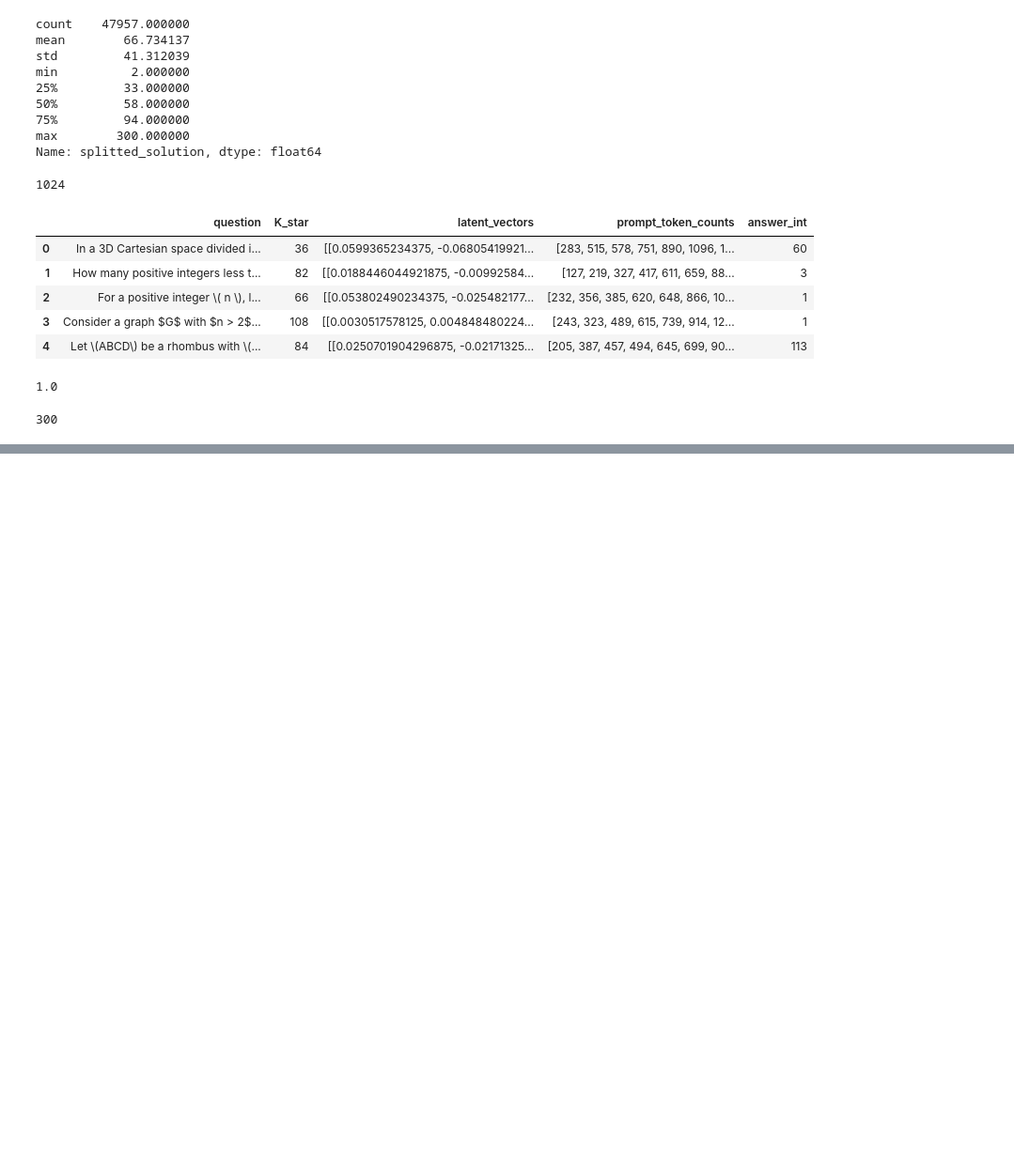
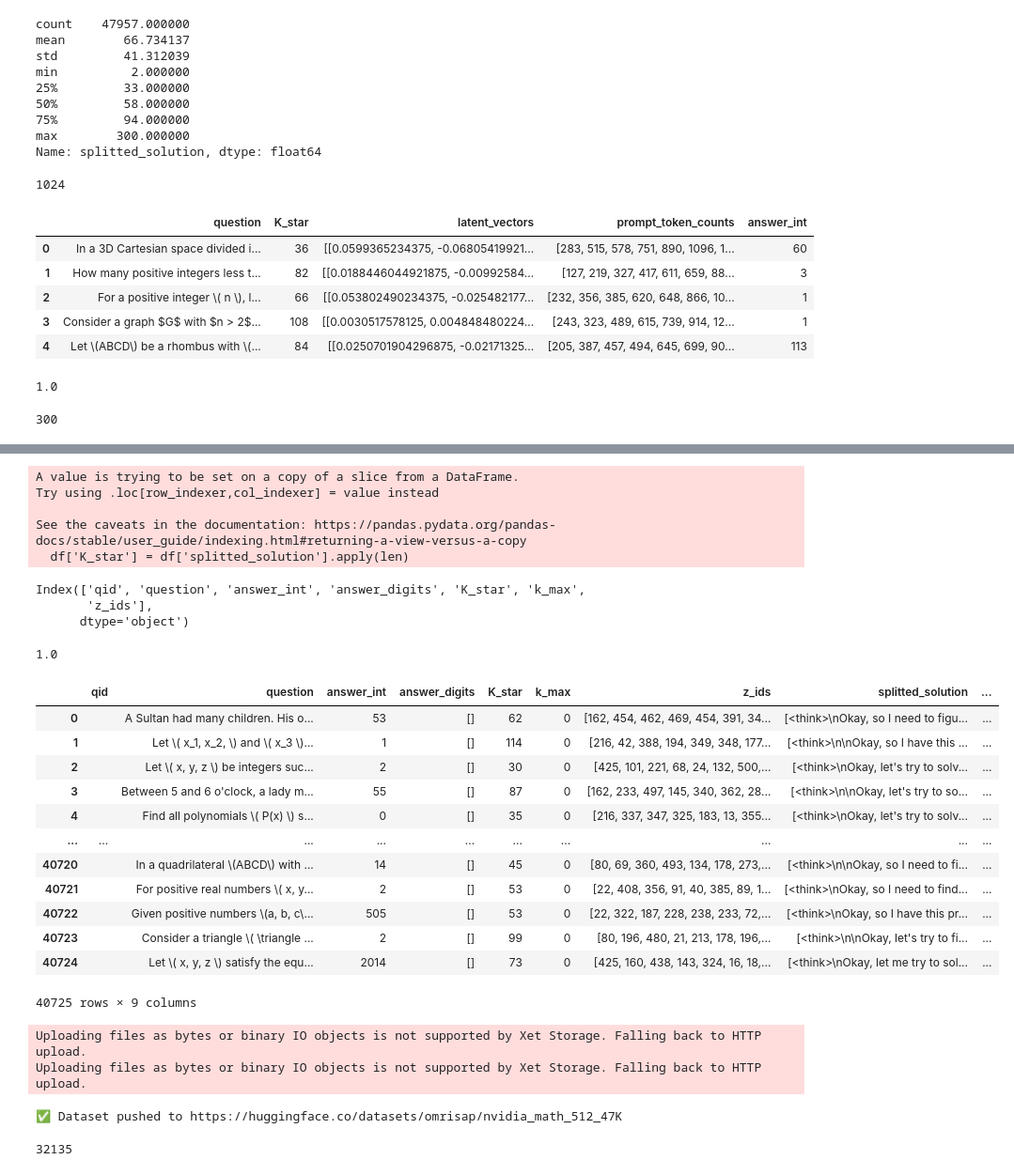
Before and after one commit to omrisapir1/LMMS, a Jupyter notebook: Untitled.ipynb, the cells around one changed output, grey strips where cells are left out. Shown at 94% size. Drawn from its saved outputs; the diff is of its cells as text; code cells hidden in the pictures; blank space fills up the shorter version.

```diff
--- a/Untitled.ipynb
+++ b/Untitled.ipynb
@@ -577,0 +784,69 @@ df['K_star'].mean()
+# %%
+df = df[['problem','splitted_solution','tokens_count']]
+# %%
+df['K_star'] = df['splitted_solution'].apply(len)
+# %% [output]
+A value is trying to be set on a copy of a slice from a DataFrame.
+Try using .loc[row_indexer,col_indexer] = value instead
+
+See the caveats in the documentation: https://pandas.pydata.org/pandas-docs/stable/user_guide/indexing.html#returning-a-view-versus-a-copy
+  df['K_star'] = df['splitted_solution'].apply(len)
+# %%
+df.columns = ['question','splitted_solution','tokens_count', 'K_star']
+# %%
+df_orig.columns
+# %% [output]
+Index(['qid', 'question', 'answer_int', 'answer_digits', 'K_star', 'k_max',
+       'z_ids'],
+      dtype='object')
+# %%
+df = pd.merge(df_orig,df,on=['question','K_star'])
+# %%
+(df['splitted_solution'].apply(len) == df['z_ids'].apply(len)).mean()
+# %% [output]
+1.0
+# %%
+df['']
+# %% [output]
+|  | qid | question | answer_int | answer_digits | K_star | k_max | z_ids | splitted_solution | ... |
+| 0 |  | A Sultan had many children. His o... | 53 | [] | 62 | 0 | [162, 454, 462, 469, 454, 391, 34... | [<think>\nOkay, so I need to figu... | ... |
+| 1 |  | Let \( x_1, x_2, \) and \( x_3 \)... | 1 | [] | 114 | 0 | [216, 42, 388, 194, 349, 348, 177... | [<think>\n\nOkay, so I have this ... | ... |
+| 2 |  | Let \( x, y, z \) be integers suc... | 2 | [] | 30 | 0 | [425, 101, 221, 68, 24, 132, 500,... | [<think>\nOkay, let's try to solv... | ... |
+| 3 |  | Between 5 and 6 o'clock, a lady m... | 55 | [] | 87 | 0 | [162, 233, 497, 145, 340, 362, 28... | [<think>\n\nOkay, let's try to so... | ... |
+| 4 |  | Find all polynomials \( P(x) \) s... | 0 | [] | 35 | 0 | [216, 337, 347, 325, 183, 13, 355... | [<think>\nOkay, let's try to solv... | ... |
+| ... | ... | ... | ... | ... | ... | ... | ... | ... | ... |
+| 40720 |  | In a quadrilateral \(ABCD\) with ... | 14 | [] | 45 | 0 | [80, 69, 360, 493, 134, 178, 273,... | [<think>\n\nOkay, so I need to fi... | ... |
+| 40721 |  | For positive real numbers \( x, y... | 2 | [] | 53 | 0 | [22, 408, 356, 91, 40, 385, 89, 1... | [<think>\nOkay, so I need to find... | ... |
+| 40722 |  | Given positive numbers \(a, b, c\... | 505 | [] | 53 | 0 | [22, 322, 187, 228, 238, 233, 72,... | [<think>\nOkay, so I have this pr... | ... |
+| 40723 |  | Consider a triangle \( \triangle ... | 2 | [] | 99 | 0 | [80, 196, 480, 21, 213, 178, 196,... | [<think>\n\nOkay, let's try to fi... | ... |
+| 40724 |  | Let \( x, y, z \) satisfy the equ... | 2014 | [] | 73 | 0 | [425, 160, 438, 143, 324, 16, 18,... | [<think>\nOkay, let me try to sol... | ... |
+40725 rows × 9 columns
+# %%
+
+from datasets import Dataset
+from huggingface_hub import login
+
+# ====== CONFIG ======
+HF_TOKEN = "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"
+REPO_ID = "omrisap/nvidia_math_512_47K"  # e.g. "omrisap/my_dataset"
+PRIVATE = False  # change to True if needed
+# ====================
+
+# 1) Login
+login(token=HF_TOKEN)
+
+# 2) Convert pandas -> HF Dataset
+dataset = Dataset.from_pandas(df, preserve_index=False,split='train')
+
+# 3) Push to Hub
+dataset.push_to_hub(REPO_ID, private=PRIVATE)
+
+print(f"✅ Dataset pushed to https://huggingface.co/datasets/{REPO_ID}")
+# %% [output]
+Uploading files as bytes or binary IO objects is not supported by Xet Storage. Falling back to HTTP upload.
+Uploading files as bytes or binary IO objects is not supported by Xet Storage. Falling back to HTTP upload.
+✅ Dataset pushed to https://huggingface.co/datasets/omrisap/nvidia_math_512_47K
+# %%
+df
+# %% [output]
+32135
```
Also changed, not shown: parts of 26 cells of this notebook, 6 other files.
